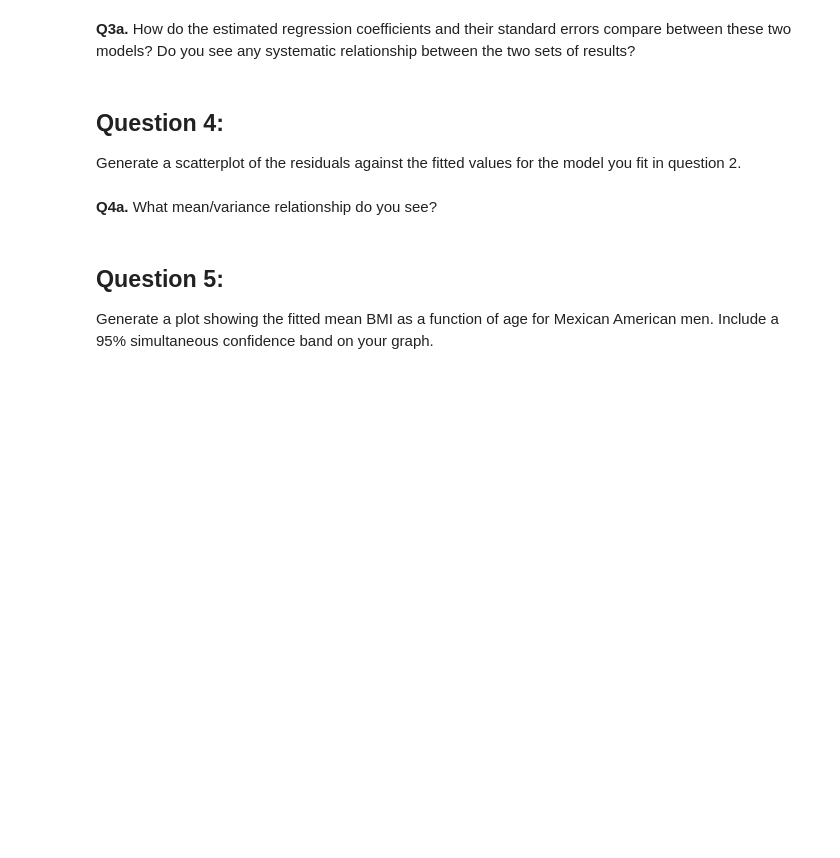
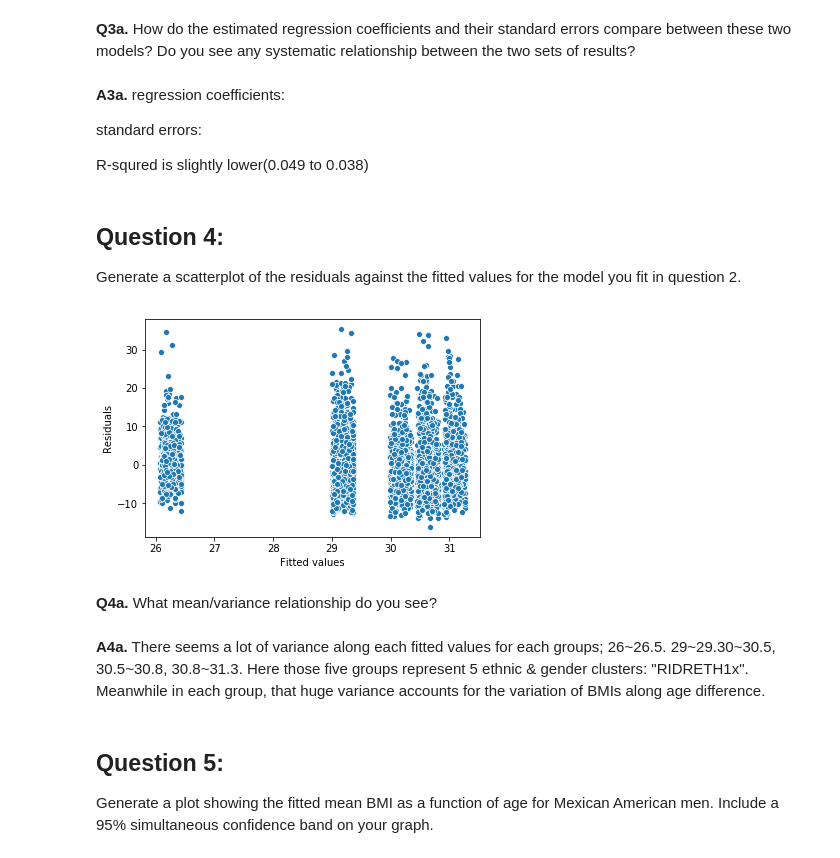
Before and after one commit to wolfinwallst/statistics_Python_and_R, a Jupyter notebook: Statistics with Python 특화 과정 - UMICH/Lecture 3 - Fitting Statistical Models to Data with Python/WEEK 2 - FITTING MODELS TO INDEPENDENT DATA/#32 (modified) week2_nhanes_practice.ipynb, the cells around one changed output. Cells and saved outputs as stored; diff of their text form; code cells hidden in the pictures; blank space fills up the shorter version.

```diff
--- a/Statistics with Python 특화 과정 - UMICH/Lecture 3 - Fitting Statistical Models to Data with Python/WEEK 2 - FITTING MODELS TO INDEPENDENT DATA/#32 (modified) week2_nhanes_practice.ipynb
+++ b/Statistics with Python 특화 과정 - UMICH/Lecture 3 - Fitting Statistical Models to Data with Python/WEEK 2 - FITTING MODELS TO INDEPENDENT DATA/#32 (modified) week2_nhanes_practice.ipynb
@@ -174,2 +235,8 @@ Randomly sample 25% of the NHANES data, then fit the same model you used in ques
 # %% [markdown]
 __Q3a.__ How do the estimated regression coefficients and their standard errors compare between these two models?  Do you see any systematic relationship between the two sets of results?
+# %% [markdown]
+__A3a.__ regression coefficients:
+
+standard errors:
+
+R-squred is slightly lower(0.049 to 0.038)
@@ -182,5 +260,15 @@ Generate a scatterplot of the residuals against the fitted values for the model
+# %%
+# In Question 2, we got OLS result for model = sm.OLS.from_formula("BMXBMI ~ RIDAGEYR + RIDRETH1x", data=da)
+
+pp = sns.scatterplot(result.fittedvalues, result.resid)
+pp.set_xlabel("Fitted values")
+_ = pp.set_ylabel("Residuals")
+# %% [output]
+[figure, added]
 # %% [markdown]
 __Q4a.__ What mean/variance relationship do you see?
+# %% [markdown]
+__A4a.__ There seems a lot of variance along each fitted values for each groups; 26~26.5. 29~29.30~30.5, 30.5~30.8, 30.8~31.3. Here those five groups represent 5 ethnic & gender clusters: "RIDRETH1x". Meanwhile in each group, that huge variance accounts for the variation of BMIs along age difference.
 # %% [markdown]
 ## Question 5:
 
```
Also changed, not shown: parts of 14 cells of this notebook.
